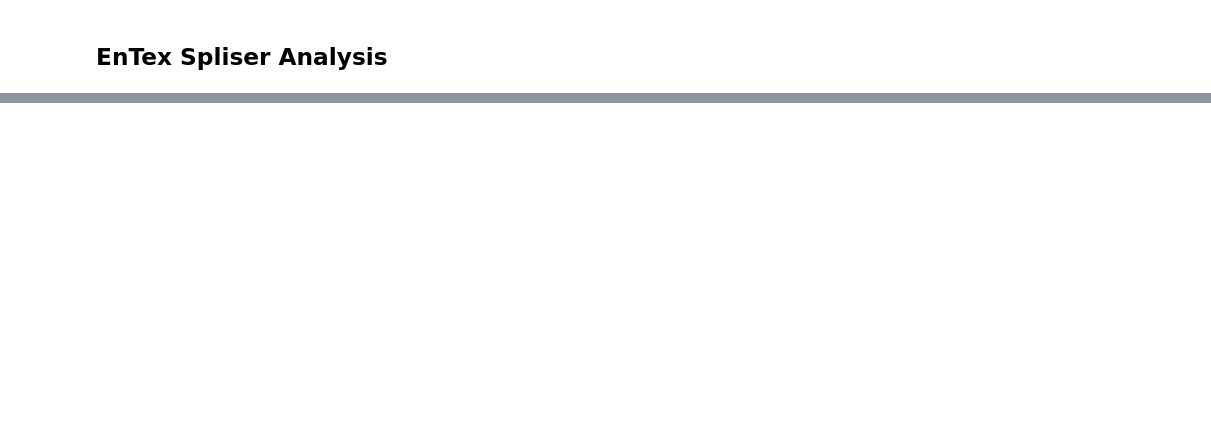
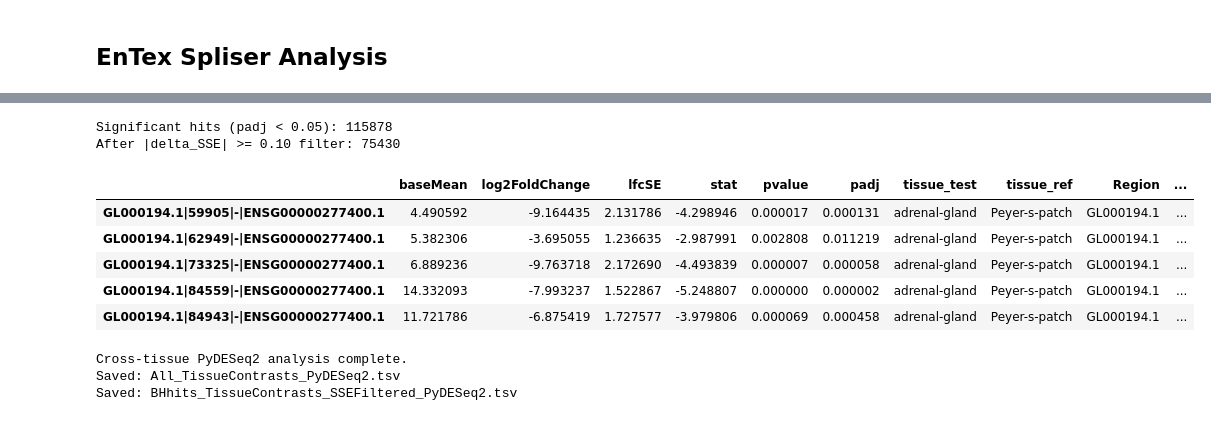
Before and after one commit to qiuresearch/AmbiSplice, a Jupyter notebook: data_expo_entex.ipynb, the cells around one changed output, grey strips where cells are left out. Drawn from its saved outputs; the diff is of its cells as text; code cells hidden in the pictures; blank space fills up the shorter version.

```diff
--- a/data_expo_entex.ipynb
+++ b/data_expo_entex.ipynb
@@ -82,21 +416,35 @@ hits = all_results[all_results['padj'] < 0.05]
 # %%
-# Merge back with original site labels
-hits_intersect = hits.join(spliser_filt[['Region', 'Site', 'Gene', 'Strand'] + sse_cols])
+# Significant hits and effect-size filter
+hits = all_results[all_results['padj'] < 0.05].copy()
 
-# Calculate averages for Delta SSE
-# Update these column filters based on your specific condition names
-cond1_cols = [c for c in sse_cols if "Col" in c] # Control
-cond2_cols = [c for c in sse_cols if "sc35" in c] # Test
+delta_cols = [c for c in hits.columns if c.startswith('delta_sse_')]
+if len(delta_cols) > 0:
+    max_abs_delta = hits[delta_cols].abs().max(axis=1)
+    hits_sse_filtered = hits[max_abs_delta >= 0.10].copy()
+else:
+    hits_sse_filtered = hits.copy()
 
-hits_intersect['avg1'] = hits_intersect[cond1_cols].mean(axis=1)
-hits_intersect['avg2'] = hits_intersect[cond2_cols].mean(axis=1)
-hits_intersect['dSSE'] = hits_intersect['avg2'] - hits_intersect['avg1']
-
-# Filter by magnitude of change
-hits_sse_filtered = hits_intersect[hits_intersect['dSSE'].abs() >= 0.1].sort_values('padj')
+print(f"Significant hits (padj < 0.05): {len(hits)}")
+print(f"After |delta_SSE| >= 0.10 filter: {len(hits_sse_filtered)}")
+display(hits_sse_filtered.head())
+# %% [output]
+Significant hits (padj < 0.05): 115878
+After |delta_SSE| >= 0.10 filter: 75430
+|  | baseMean | log2FoldChange | lfcSE | stat | pvalue | padj | tissue_test | tissue_ref | Region | ... |
+| GL000194.1|59905|-|ENSG00000277400.1 | 4.490592 | -9.164435 | 2.131786 | -4.298946 | 0.000017 | 0.000131 | adrenal-gland | Peyer-s-patch | GL000194.1 | ... |
+| GL000194.1|62949|-|ENSG00000277400.1 | 5.382306 | -3.695055 | 1.236635 | -2.987991 | 0.002808 | 0.011219 | adrenal-gland | Peyer-s-patch | GL000194.1 | ... |
+| GL000194.1|73325|-|ENSG00000277400.1 | 6.889236 | -9.763718 | 2.172690 | -4.493839 | 0.000007 | 0.000058 | adrenal-gland | Peyer-s-patch | GL000194.1 | ... |
+| GL000194.1|84559|-|ENSG00000277400.1 | 14.332093 | -7.993237 | 1.522867 | -5.248807 | 0.000000 | 0.000002 | adrenal-gland | Peyer-s-patch | GL000194.1 | ... |
+| GL000194.1|84943|-|ENSG00000277400.1 | 11.721786 | -6.875419 | 1.727577 | -3.979806 | 0.000069 | 0.000458 | adrenal-gland | Peyer-s-patch | GL000194.1 | ... |
 # %%
-# Export to TSV
-hits_intersect.to_csv("All_Python.tsv", sep='\t', index=False)
-hits_sse_filtered.to_csv("BHhits_SSEFiltered_Python.tsv", sep='\t', index=False)
+# Export results
+all_results.to_csv("All_TissueContrasts_PyDESeq2.tsv", sep='\t', index=True)
+hits_sse_filtered.to_csv("BHhits_TissueContrasts_SSEFiltered_PyDESeq2.tsv", sep='\t', index=True)
 
-print("Analysis Complete. Files saved.")
+print("Cross-tissue PyDESeq2 analysis complete.")
+print("Saved: All_TissueContrasts_PyDESeq2.tsv")
+print("Saved: BHhits_TissueContrasts_SSEFiltered_PyDESeq2.tsv")
+# %% [output]
+Cross-tissue PyDESeq2 analysis complete.
+Saved: All_TissueContrasts_PyDESeq2.tsv
+Saved: BHhits_TissueContrasts_SSEFiltered_PyDESeq2.tsv
```
Also changed, not shown: parts of 8 cells of this notebook, 2 other files.
